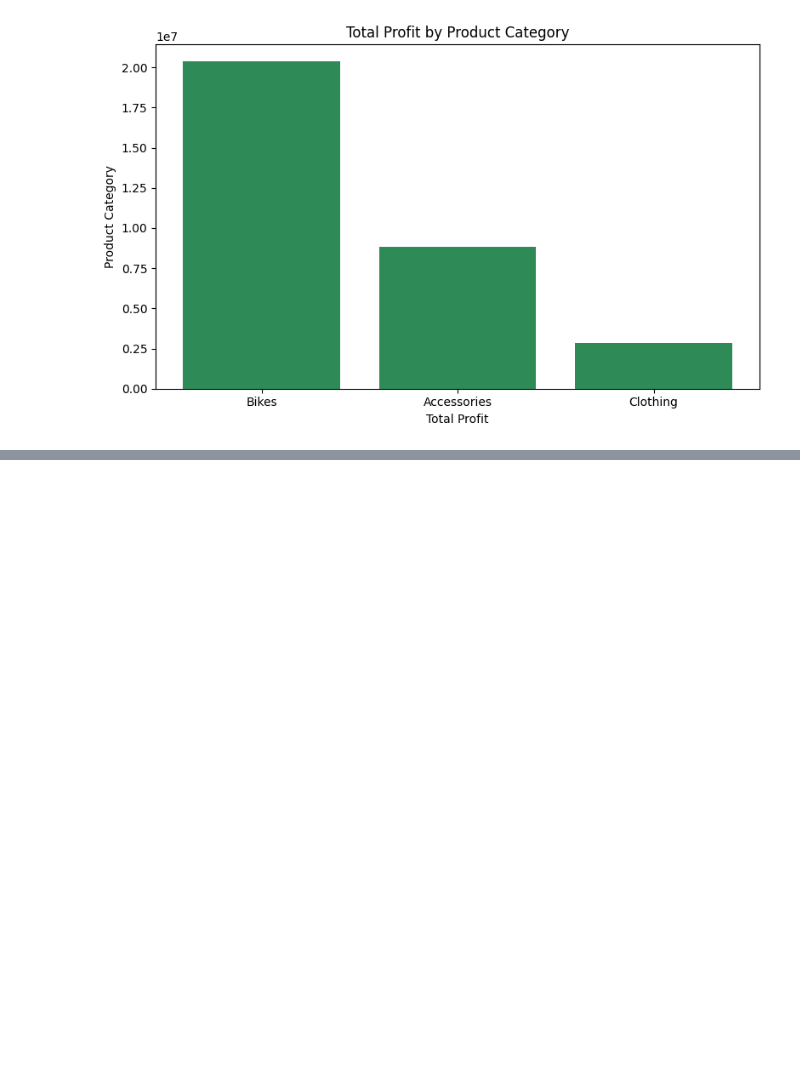
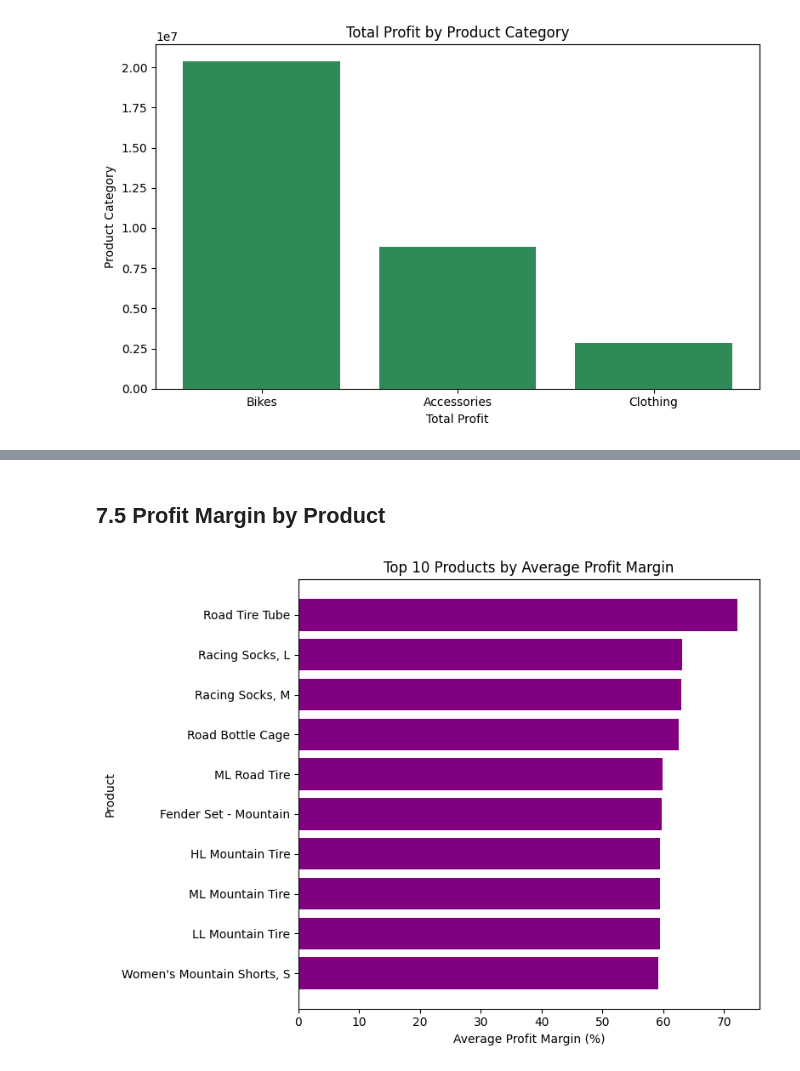
Before and after one commit to vidushanpathir505-bot/academic-data-wrangler, a Jupyter notebook: sales-data-analysis/sales_analysis.ipynb, the cells around one changed output, grey strips where cells are left out. Drawn from its saved outputs; the diff is of its cells as text; code cells hidden in the pictures; blank space fills up the shorter version.

```diff
--- a/sales-data-analysis/sales_analysis.ipynb
+++ b/sales-data-analysis/sales_analysis.ipynb
@@ -550,0 +584,15 @@ plt.show()
+# %% [markdown]
+## 7.5 Profit Margin by Product
+# %%
+top_margin_product = profitability_summary_by_margin.head(10)
+
+plt.figure(figsize=(8, 6))
+plt.barh(top_margin_product.index, top_margin_product['Avg_Profit_Margin'], color='purple')
+plt.title('Top 10 Products by Average Profit Margin')
+plt.xlabel('Average Profit Margin (%)')
+plt.ylabel('Product')
+plt.gca().invert_yaxis()
+plt.tight_layout()
+plt.show()
+# %% [output]
+[figure, added]
```
Also changed, not shown: parts of 4 cells of this notebook.
